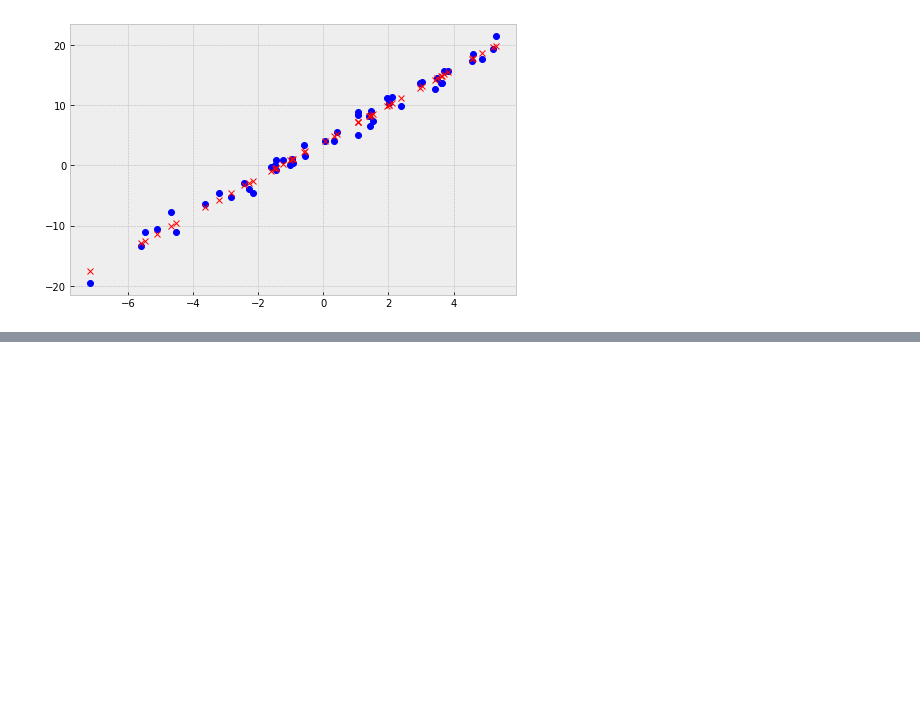
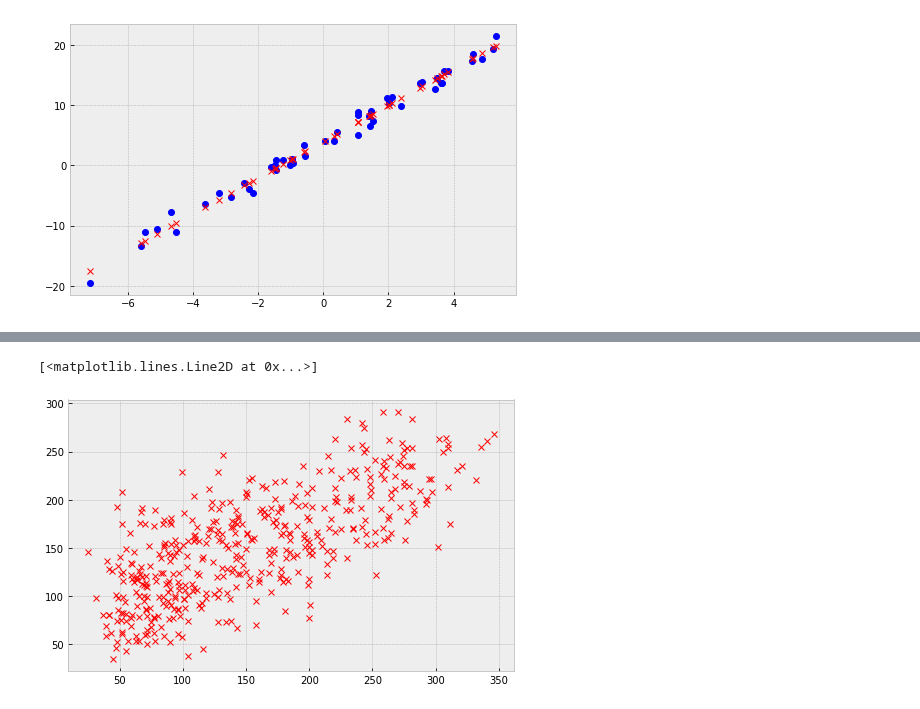
Before and after one commit to tjwei/NDHU_AM1130, a Jupyter notebook: Week09 - Machine Learning.ipynb, the cells around one changed output, grey strips where cells are left out. Cells and saved outputs as stored; diff of their text form; code cells hidden in the pictures; blank space fills up the shorter version.

```diff
--- a/Week09 - Machine Learning.ipynb
+++ b/Week09 - Machine Learning.ipynb
@@ -45,0 +68,5 @@ plt.plot(X, regr.predict(X), 'rx');
+# %%
+plt.plot(diabetes.target, regr.predict(diabetes.data), 'rx')
+# %% [output]
+[<matplotlib.lines.Line2D at 0x...>]
+[figure, added]
```
Also changed, not shown: parts of 7 cells of this notebook.
